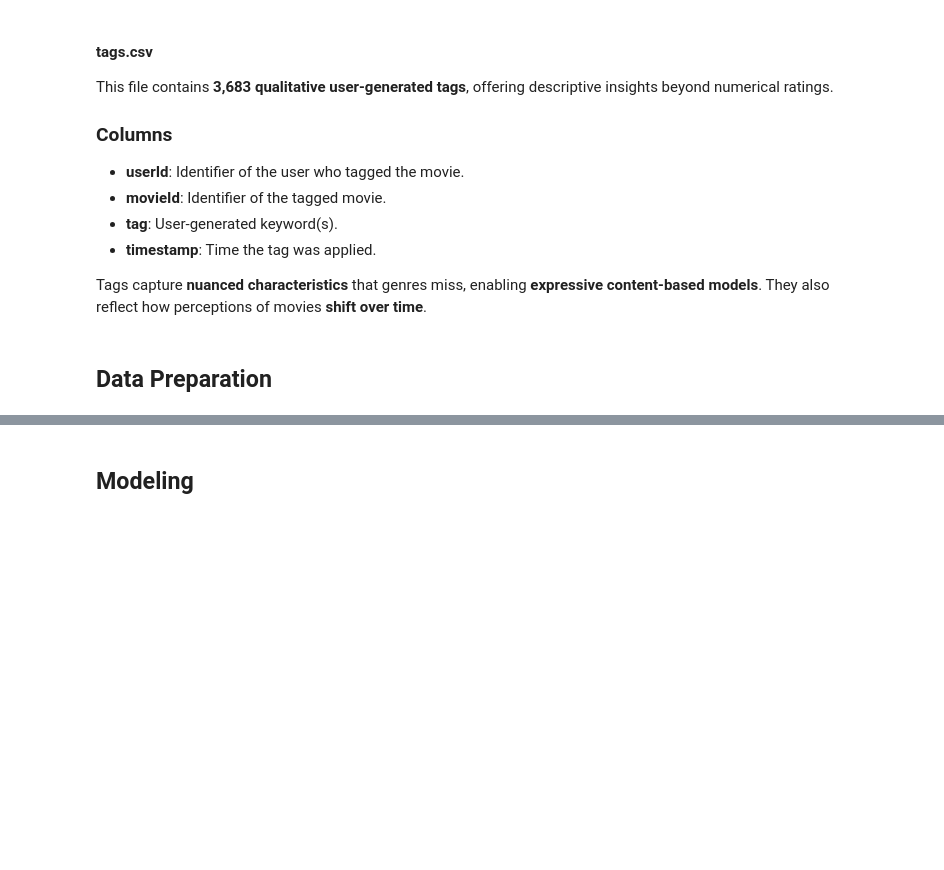
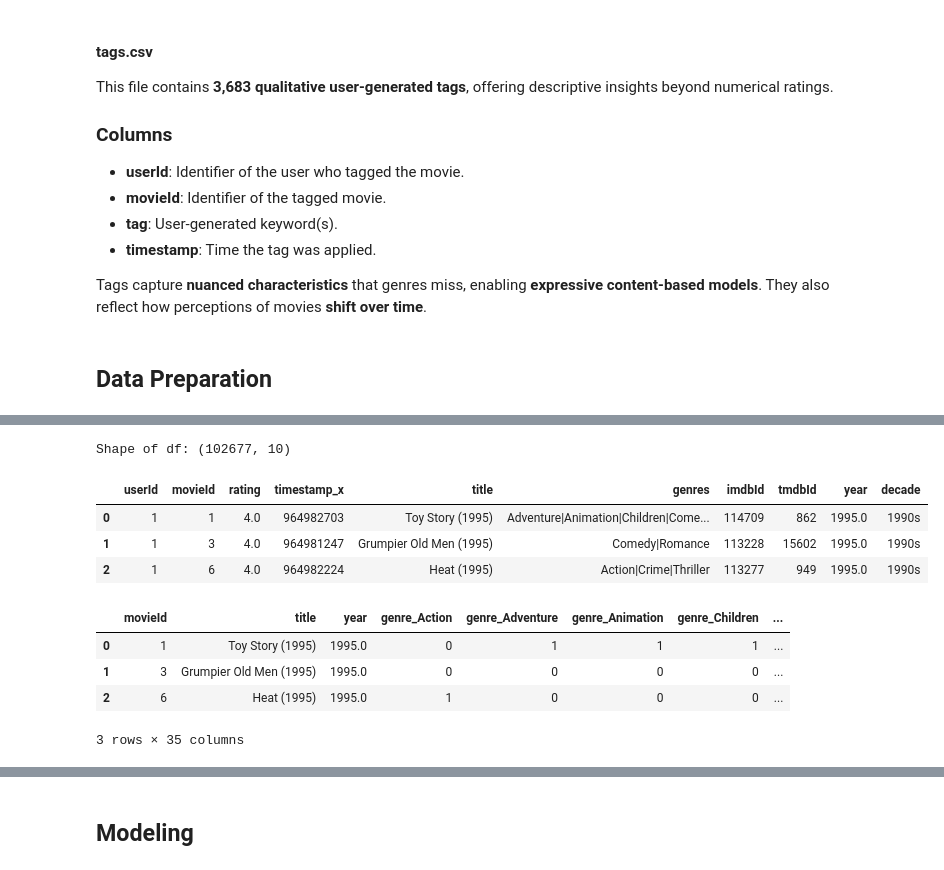
Before and after one commit to H-Rumenya/Group_2_P4_Project, a Jupyter notebook: phase4_project.ipynb, the cells around one changed output, grey strips where cells are left out. Cells and saved outputs as stored; diff of their text form; code cells hidden in the pictures; blank space fills up the shorter version.

```diff
--- a/phase4_project.ipynb
+++ b/phase4_project.ipynb
@@ -201,0 +245,4 @@ Tags capture **nuanced characteristics** that genres miss, enabling **expressive
+# %%
+print("Shape of df:", df.shape)
+# %% [output]
+Shape of df: (102677, 10)
@@ -201,0 +317,11 @@ Tags capture **nuanced characteristics** that genres miss, enabling **expressive
+# %%
+# Loop through a list of column names that typically represent unique identifiers for users and movies.Check if each column exists in the DataFrame.
+#If it does:converts the column to numeric values.Non-numeric entries are replaced with NaN
+for col in ["userId", "movieId", "imdbId", "tmdbId"]:
+    if col in df.columns:
+        df[col] = pd.to_numeric(df[col], errors="coerce").astype("Int64")
+# %%
+# Convert ratings to numeric values.Clip them to a valid range (typically between 0.5 and 5.0).
+#Round them to the nearest 0.5 (e.g., 3.7 → 3.5, 4.3 → 4.5).
+if "rating" in df.columns:
+    df["rating"] = clip_half_star(df["rating"])
@@ -201,0 +354,13 @@ Tags capture **nuanced characteristics** that genres miss, enabling **expressive
+# %%
+# Drop records missing essentials
+essentials = ["userId", "movieId", "rating"]
+keep = np.ones(len(df), dtype=bool)
+for c in essentials:
+    keep &= df[c].notna()
+df = df[keep].copy()
+
+# Deduplicate (userId, movieId) → keep most recent by timestamp_x when available
+if {"userId", "movieId", "timestamp_x"}.issubset(df.columns):
+    df = (df
+          .sort_values(["userId", "movieId", "timestamp_x"])
+          .drop_duplicates(["userId", "movieId"], keep="last"))
@@ -201,0 +412,22 @@ Tags capture **nuanced characteristics** that genres miss, enabling **expressive
+# %%
+# Row-level ratings table for modeling (keep useful columns if present)
+keep_cols = ["userId", "movieId", "rating"]
+for c in ["timestamp_x", "timestamp", "title", "genres", "imdbId", "tmdbId", "year", "decade"]:
+    if c in df.columns:
+        keep_cols.append(c)
+
+ratings_clean = df[keep_cols].reset_index(drop=True)
+
+# Display small previews
+display(ratings_clean.head(3))
+display(movie_features_ohe.head(3))
+# %% [output]
+|  | userId | movieId | rating | timestamp_x | title | genres | imdbId | tmdbId | year | decade |
+| 0 | 1 | 1 | 4.0 | 964982703 | Toy Story (1995) | Adventure|Animation|Children|Come... | 114709 | 862 | 1995.0 | 1990s |
+| 1 | 1 | 3 | 4.0 | 964981247 | Grumpier Old Men (1995) | Comedy|Romance | 113228 | 15602 | 1995.0 | 1990s |
+| 2 | 1 | 6 | 4.0 | 964982224 | Heat (1995) | Action|Crime|Thriller | 113277 | 949 | 1995.0 | 1990s |
+|  | movieId | title | year | genre_Action | genre_Adventure | genre_Animation | genre_Children | ... |
+| 0 | 1 | Toy Story (1995) | 1995.0 | 0 | 1 | 1 | 1 | ... |
+| 1 | 3 | Grumpier Old Men (1995) | 1995.0 | 0 | 0 | 0 | 0 | ... |
+| 2 | 6 | Heat (1995) | 1995.0 | 1 | 0 | 0 | 0 | ... |
+3 rows × 35 columns
```
Also changed, not shown: parts of 21 cells of this notebook.
